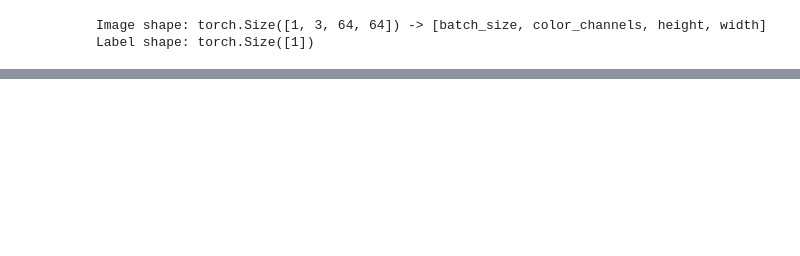
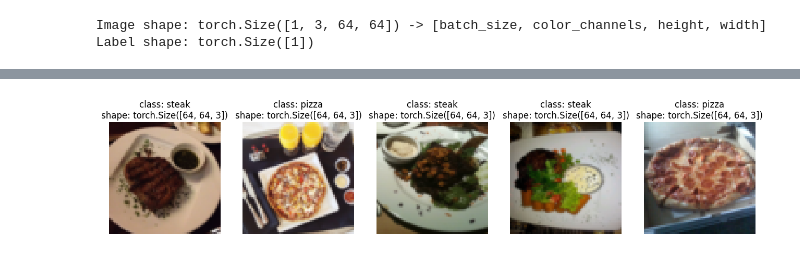
Before and after one commit to MD-SHAKIB/PyTorch_Practice, a Jupyter notebook: pytorch_project/04.pytorch_custom_datasets.ipynb, the cells around one changed output, grey strips where cells are left out. Drawn from its saved outputs; the diff is of its cells as text; code cells hidden in the pictures; blank space fills up the shorter version.

```diff
--- a/pytorch_project/04.pytorch_custom_datasets.ipynb
+++ b/pytorch_project/04.pytorch_custom_datasets.ipynb
@@ -351,0 +565,8 @@ Label shape: torch.Size([1])
+# %%
+# Display random images from ImageFolder created Dataset
+display_random_images(train_data,
+                      n=5,
+                      classes=class_names,
+                      seed=None)
+# %% [output]
+[figure, added]
```
Also changed, not shown: parts of 28 cells of this notebook.
